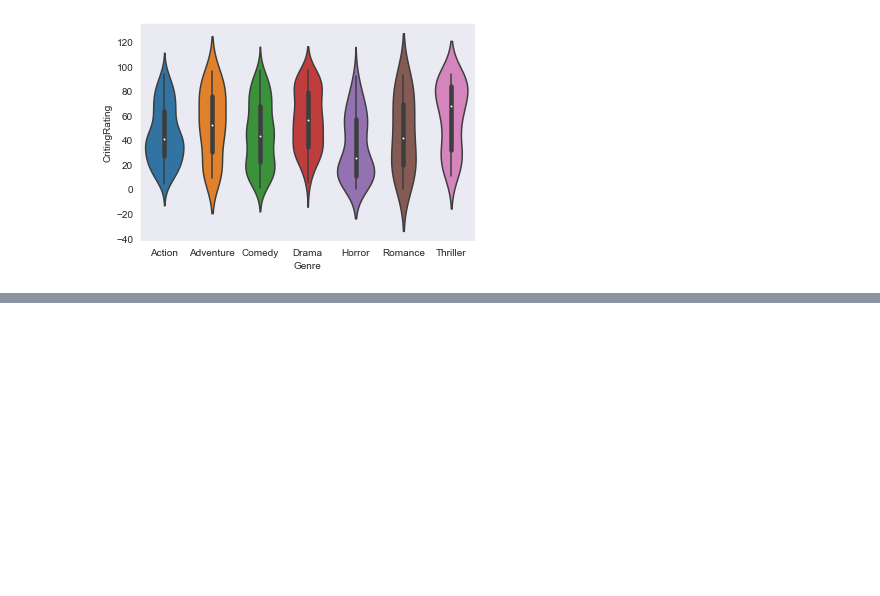
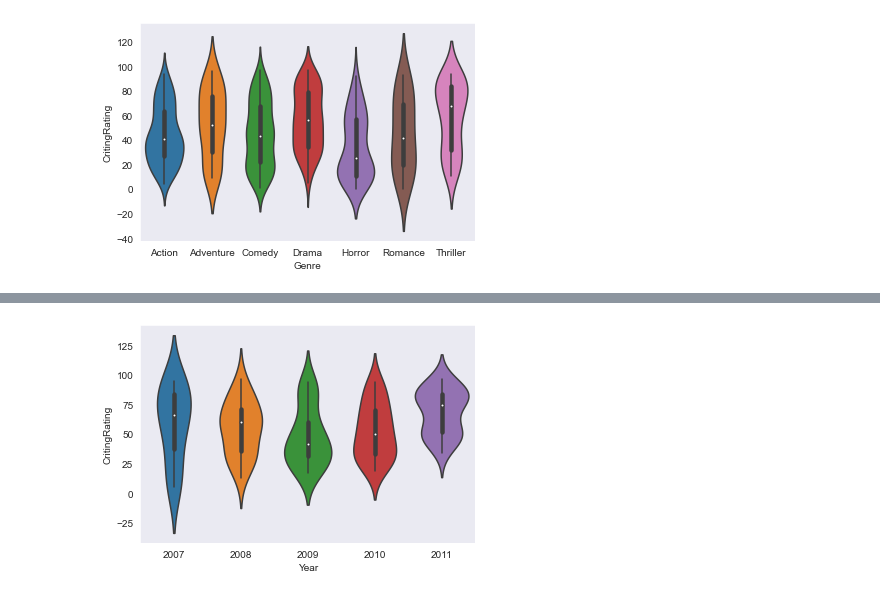
Before and after one commit to 07vikash/Movie-Rating-analysis, a Jupyter notebook: Movie-rating-analysis.ipynb, the cells around one changed output, grey strips where cells are left out. Cells and saved outputs as stored; diff of their text form; code cells hidden in the pictures; blank space fills up the shorter version.

```diff
--- a/Movie-rating-analysis.ipynb
+++ b/Movie-rating-analysis.ipynb
@@ -407,0 +412,4 @@ kt2 = sns.violinplot(data=movieData, x='Genre', y='CritingRating')
+# %%
+wt2 =sns.violinplot(data=movieData[movieData.Genre == 'Drama'], x='Year', y='CritingRating')
+# %% [output]
+[figure, added]
```
Also changed, not shown: parts of 1 cell of this notebook.
